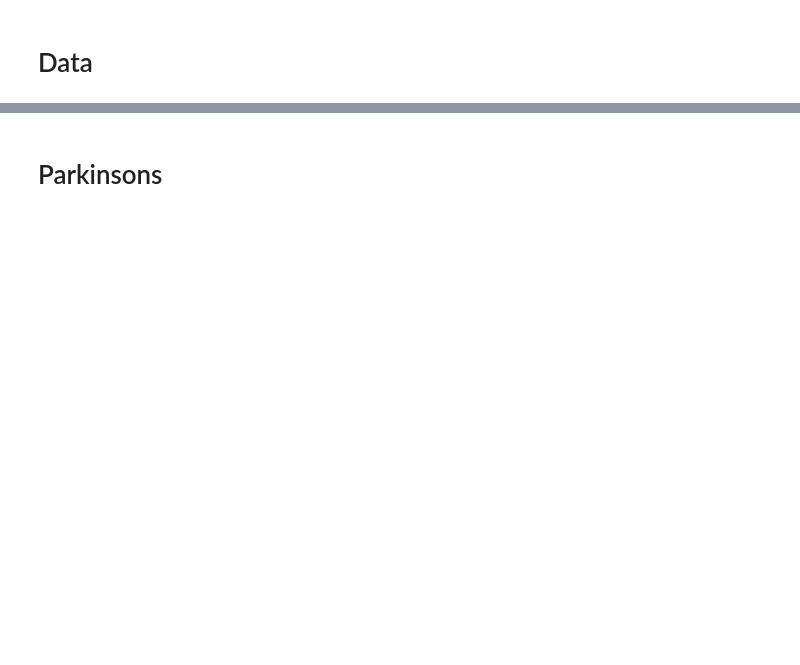
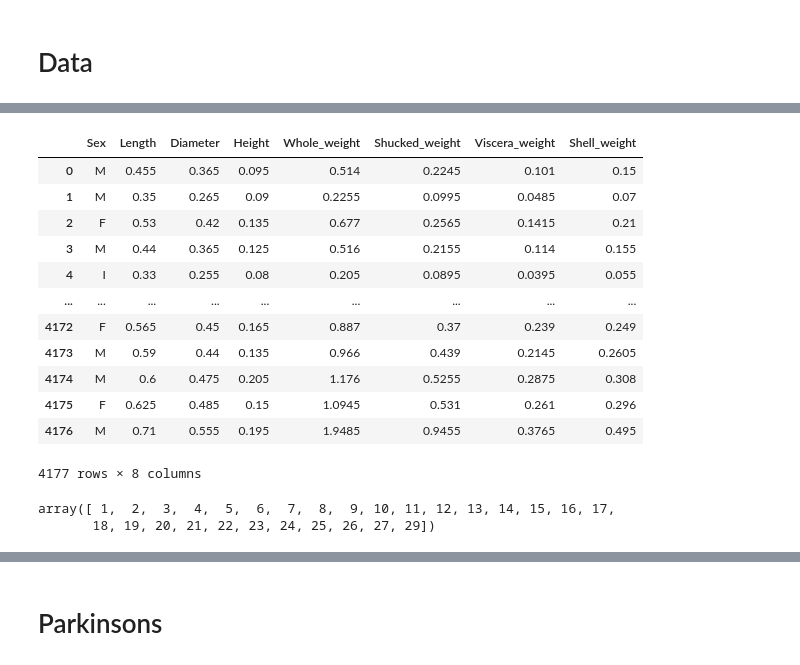
Before and after one commit to mattyshen/adaptiveTTI, a Jupyter notebook: download_process_data.ipynb, the cells around one changed output, grey strips where cells are left out. Saved outputs shown, nothing was run; the diff lists cells and outputs as text; code cells hidden in the pictures; blank space fills up the shorter version.

```diff
--- a/download_process_data.ipynb
+++ b/download_process_data.ipynb
@@ -131,0 +119,21 @@ source:
+# %%
+pd.DataFrame(X_orig.values, columns=X_orig.columns, index=X_orig.index)
+# %% [output]
+|  | Sex | Length | Diameter | Height | Whole_weight | Shucked_weight | Viscera_weight | Shell_weight |
+| 0 | M | 0.455 | 0.365 | 0.095 | 0.514 | 0.2245 | 0.101 | 0.15 |
+| 1 | M | 0.35 | 0.265 | 0.09 | 0.2255 | 0.0995 | 0.0485 | 0.07 |
+| 2 | F | 0.53 | 0.42 | 0.135 | 0.677 | 0.2565 | 0.1415 | 0.21 |
+| 3 | M | 0.44 | 0.365 | 0.125 | 0.516 | 0.2155 | 0.114 | 0.155 |
+| 4 | I | 0.33 | 0.255 | 0.08 | 0.205 | 0.0895 | 0.0395 | 0.055 |
+| ... | ... | ... | ... | ... | ... | ... | ... | ... |
+| 4172 | F | 0.565 | 0.45 | 0.165 | 0.887 | 0.37 | 0.239 | 0.249 |
+| 4173 | M | 0.59 | 0.44 | 0.135 | 0.966 | 0.439 | 0.2145 | 0.2605 |
+| 4174 | M | 0.6 | 0.475 | 0.205 | 1.176 | 0.5255 | 0.2875 | 0.308 |
+| 4175 | F | 0.625 | 0.485 | 0.15 | 1.0945 | 0.531 | 0.261 | 0.296 |
+| 4176 | M | 0.71 | 0.555 | 0.195 | 1.9485 | 0.9455 | 0.3765 | 0.495 |
+4177 rows × 8 columns
+# %%
+np.unique(y)
+# %% [output]
+array([ 1,  2,  3,  4,  5,  6,  7,  8,  9, 10, 11, 12, 13, 14, 15, 16, 17,
+       18, 19, 20, 21, 22, 23, 24, 25, 26, 27, 29])
```
Also changed, not shown: parts of 47 cells of this notebook, 7 other files.
